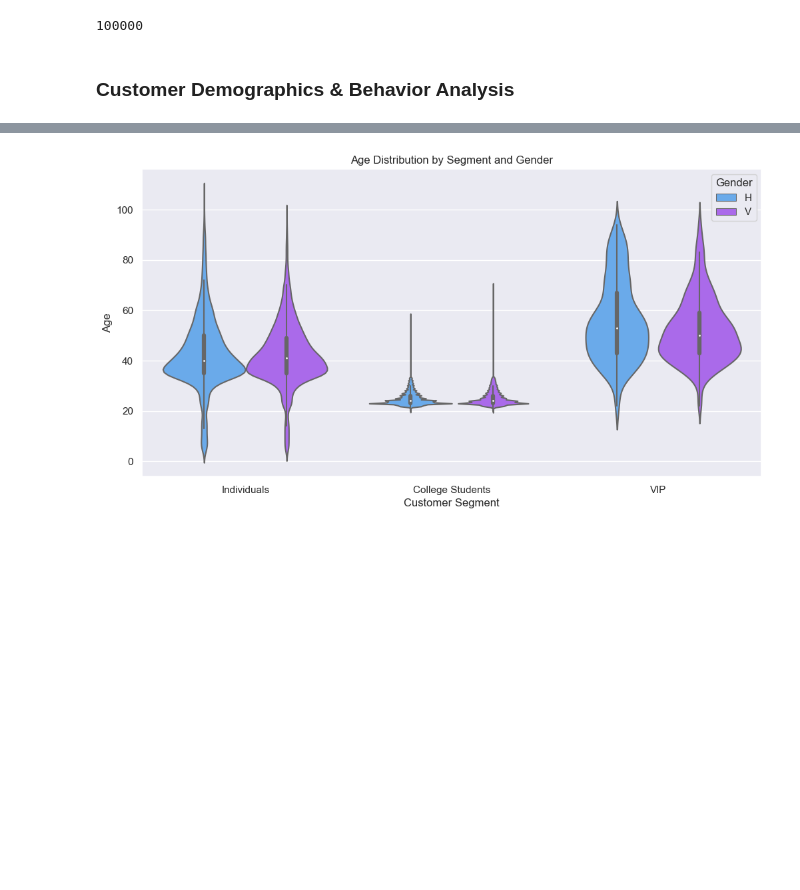
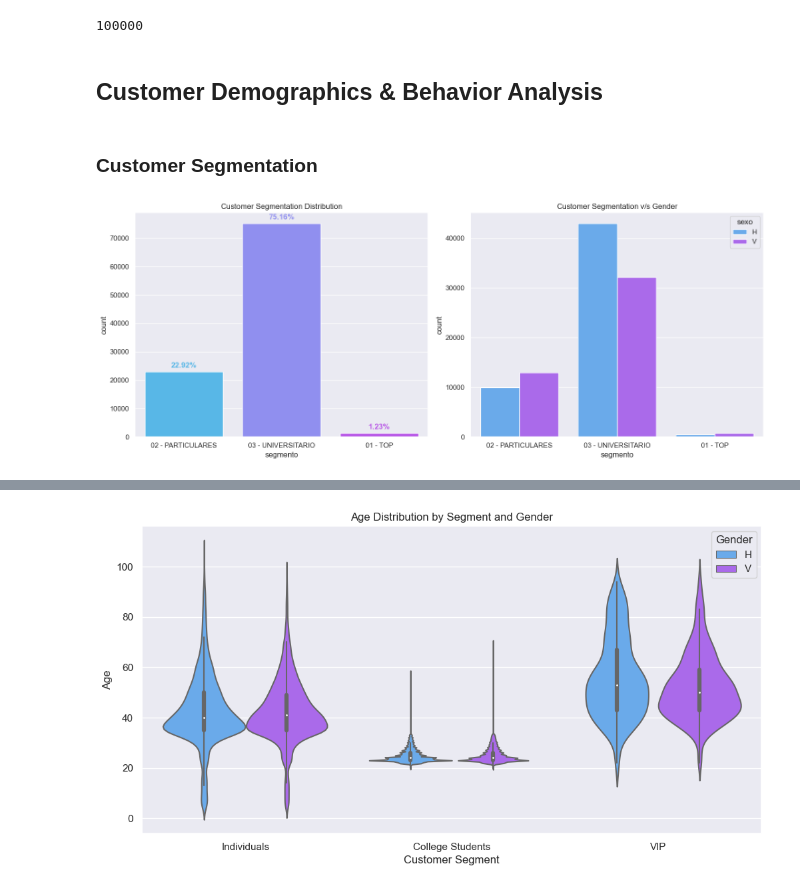
Before and after one commit to dennismathewjose/Santander-product-recommendation, a Jupyter notebook: santander-product-recommendation.ipynb, the cells around one changed output, grey strips where cells are left out. Drawn from its saved outputs; the diff is of its cells as text; code cells hidden in the pictures; blank space fills up the shorter version.

Commit message:
Customer Demographics & analysis

```diff
--- a/santander-product-recommendation.ipynb
+++ b/santander-product-recommendation.ipynb
@@ -65,5 +65,3 @@ dtype: float64
 df_sample_train['ncodpers'].nunique()
 # %% [output]
 100000
-# %% [markdown]
-### Customer Demographics & Behavior Analysis
@@ -73,0 +68,4 @@ sns.set()
+# %% [markdown]
+## Customer Demographics & Behavior Analysis
+# %% [markdown]
+### **Customer Segmentation**
@@ -73,0 +76,27 @@ sns.set()
+# %%
+fig, ax = plt.subplots(1,2,figsize=(15,6))
+
+palette = sns.color_palette("cool", n_colors=3)
+
+sns.countplot(x=df_sample_train['segmento'],ax = ax[0],palette=palette)
+total = len(df_sample_train)
+for bar in ax[0].patches:
+    height = bar.get_height()
+    percentage = f"{(height / total) * 100:.2f}%"
+    ax[0].annotate(
+        percentage,
+        (bar.get_x() + bar.get_width() / 2, height + 1000),
+        ha='center',
+        va='bottom',
+        fontweight='bold',
+        color=bar.get_facecolor()
+    )
+
+ax[0].set_title("Customer Segmentation Distribution")
+
+sns.countplot(x=df_sample_train['segmento'],hue=df_sample_train['sexo'],palette='cool',ax=ax[1])
+ax[1].set_title('Customer Segmentation v/s Gender')
+plt.tight_layout()
+plt.show()
+# %% [output]
+[figure, added]
```
Also changed, not shown: parts of 12 cells of this notebook.
